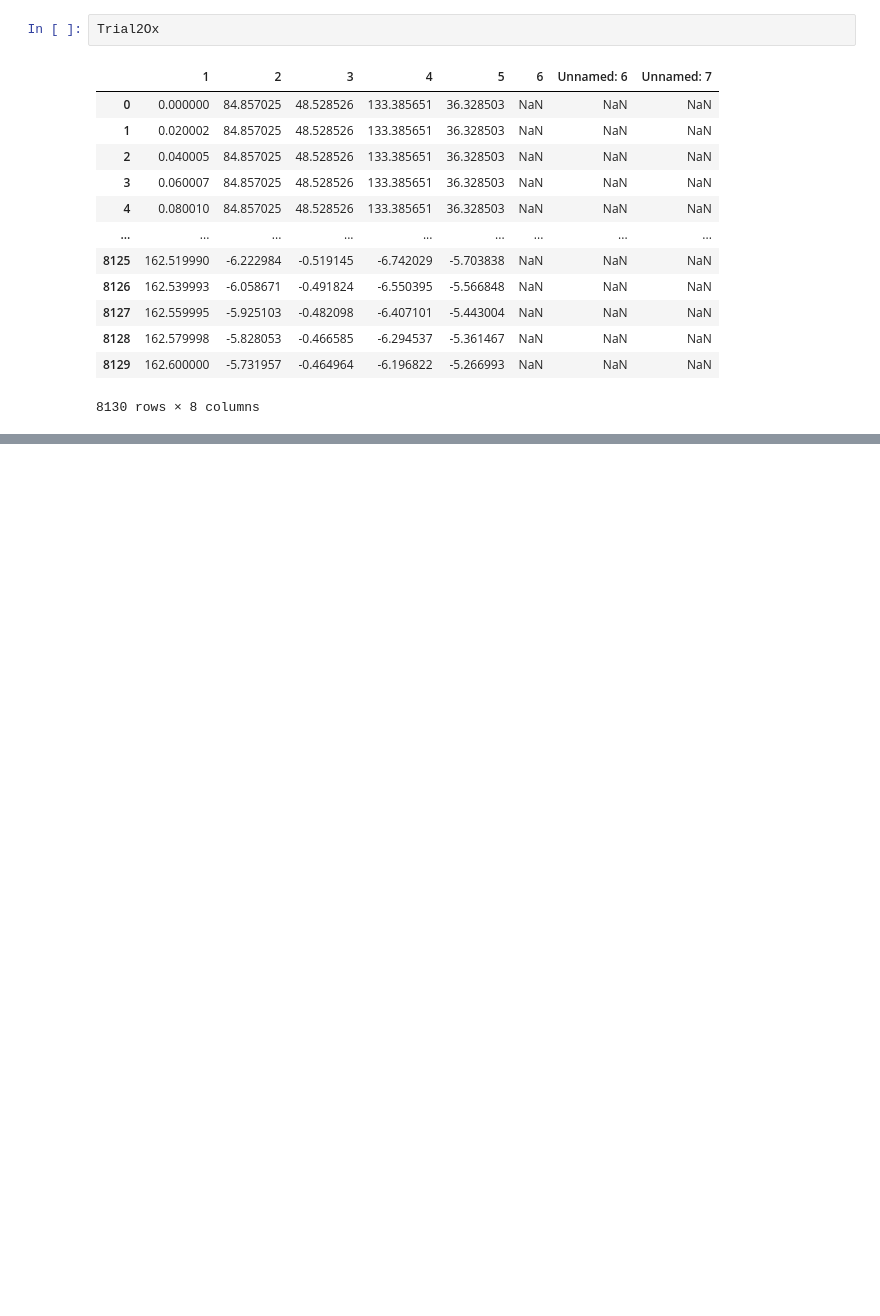
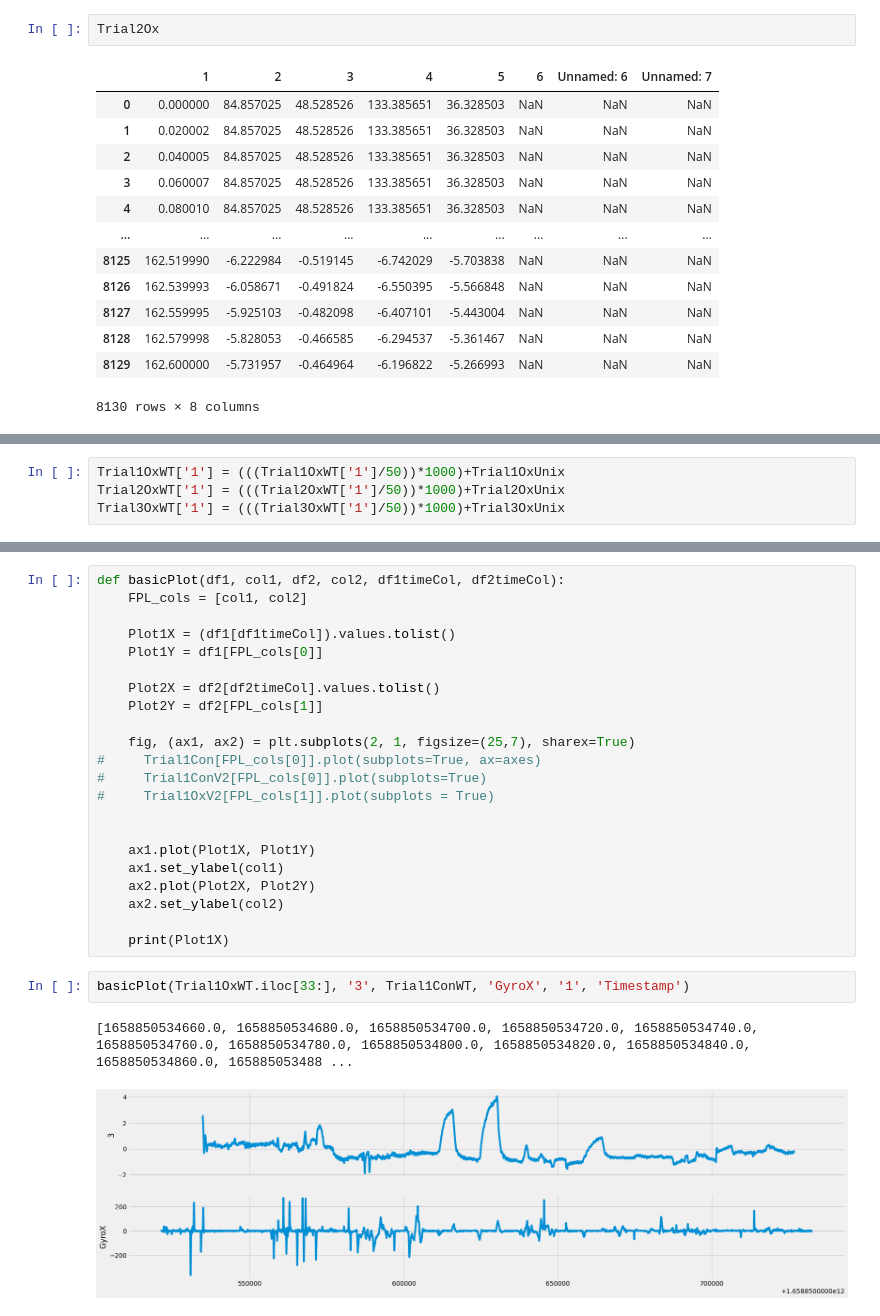
Before and after one commit to VirajJaneja/FNIRSMotionArtifacts, a Jupyter notebook: Motion Artifact Identification.ipynb, the cells around one changed output, grey strips where cells are left out. Drawn from its saved outputs; the diff is of its cells as text; blank space fills up the shorter version.

Commit message:
I am slowly going insane
time time time time time time time time

```diff
--- a/Motion Artifact Identification.ipynb
+++ b/Motion Artifact Identification.ipynb
@@ -516,0 +554,4 @@ Trial2Ox
+# %%
+Trial1OxWT['1'] = (((Trial1OxWT['1']/50))*1000)+Trial1OxUnix
+Trial2OxWT['1'] = (((Trial2OxWT['1']/50))*1000)+Trial2OxUnix
+Trial3OxWT['1'] = (((Trial3OxWT['1']/50))*1000)+Trial3OxUnix
@@ -516,0 +634,27 @@ Trial2Ox
+# %%
+def basicPlot(df1, col1, df2, col2, df1timeCol, df2timeCol):
+    FPL_cols = [col1, col2]
+
+    Plot1X = (df1[df1timeCol]).values.tolist()
+    Plot1Y = df1[FPL_cols[0]]
+
+    Plot2X = df2[df2timeCol].values.tolist()
+    Plot2Y = df2[FPL_cols[1]]
+
+    fig, (ax1, ax2) = plt.subplots(2, 1, figsize=(25,7), sharex=True)
+#     Trial1Con[FPL_cols[0]].plot(subplots=True, ax=axes)
+#     Trial1ConV2[FPL_cols[0]].plot(subplots=True)
+#     Trial1OxV2[FPL_cols[1]].plot(subplots = True)
+
+
+    ax1.plot(Plot1X, Plot1Y)
+    ax1.set_ylabel(col1)
+    ax2.plot(Plot2X, Plot2Y)
+    ax2.set_ylabel(col2)
+
+    print(Plot1X)
+# %%
+basicPlot(Trial1OxWT.iloc[33:], '3', Trial1ConWT, 'GyroX', '1', 'Timestamp')
+# %% [output]
+[1658850534660.0, 1658850534680.0, 1658850534700.0, 1658850534720.0, 1658850534740.0, 1658850534760.0, 1658850534780.0, 1658850534800.0, 1658850534820.0, 1658850534840.0, 1658850534860.0, 165885053488 ...
+[figure, added]
```
Also changed, not shown: parts of 15 cells of this notebook.
